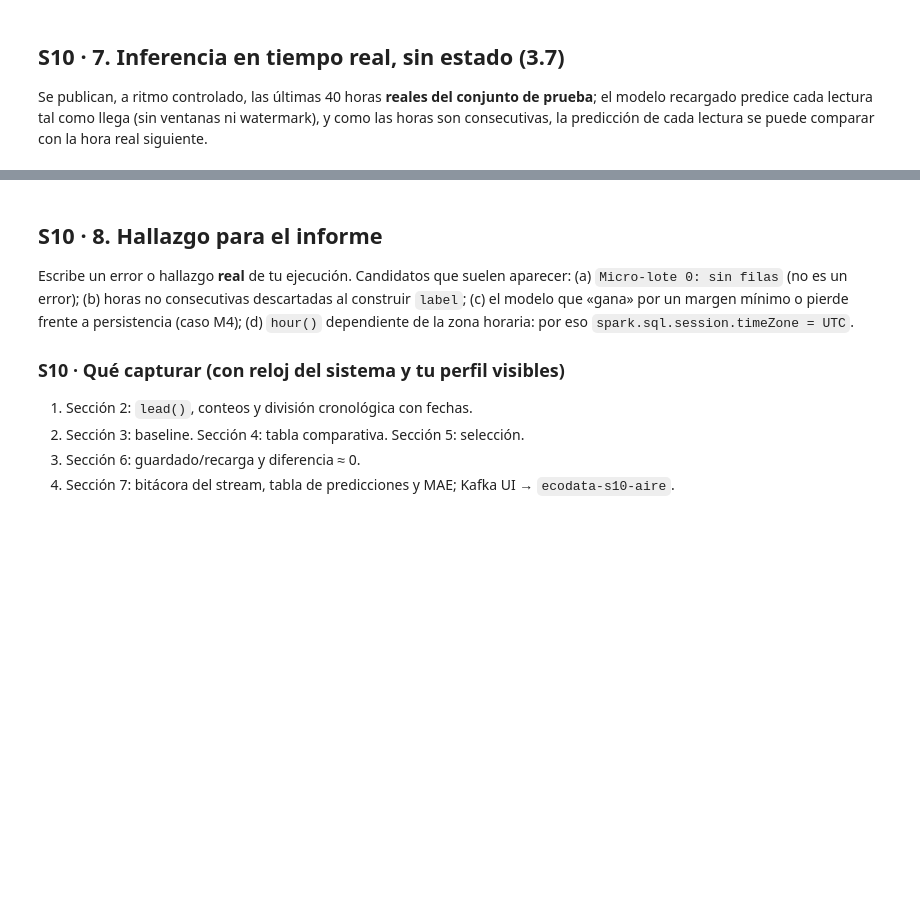
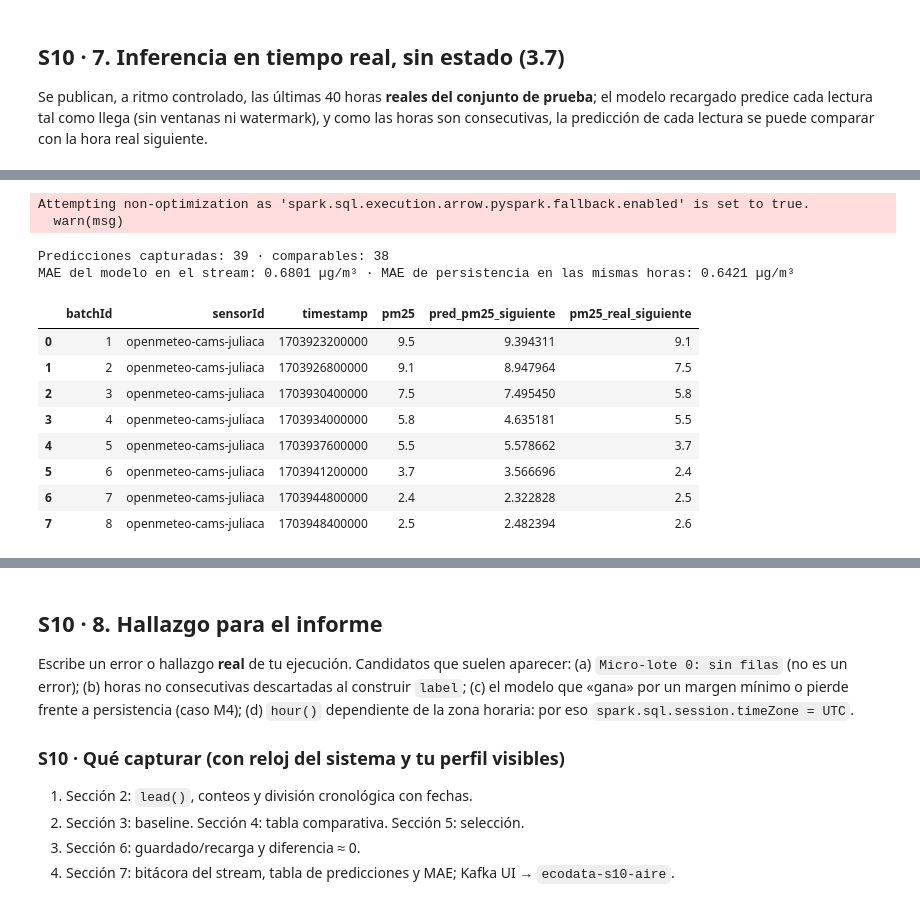
Before and after one commit to Lanzeloth03/lambda26-bigdata, a Jupyter notebook: s12-ecodata/12_ecodata_u2.ipynb, the cells around one changed output, grey strips where cells are left out. Drawn from its saved outputs; the diff is of its cells as text; code cells hidden in the pictures; blank space fills up the shorter version.

```diff
--- a/s12-ecodata/12_ecodata_u2.ipynb
+++ b/s12-ecodata/12_ecodata_u2.ipynb
@@ -1652,6 +1711,8 @@ eventos = (crudo.select("topic", "partition", "offset", F.col("timestamp").alias
            .select("topic", "partition", "offset", "kafkaTimestamp", "e.*"))
 predicciones_stream = cargado.transform(eventos)          # el Pipeline guardado hace todo el trabajo
 RUTA_PRED = "./artifacts/s10_predicciones_stream"; CHK_PRED = "./artifacts/chk_s10"
+import shutil
+shutil.rmtree(RUTA_PRED, ignore_errors=True); shutil.rmtree(CHK_PRED, ignore_errors=True)   # corrida limpia: solo las predicciones de esta ejecución
 captura = []
 def guardar(dfm, bid):
     n = dfm.count()
@@ -1661,6 +1722,6 @@ def guardar(dfm, bid):
     out.write.mode("append").parquet(RUTA_PRED)
     for r in out.collect(): captura.append({**r.asDict(), "filas": n})
 
-if "q" in dir() and q.isActive: q.stop()
-q = predicciones_stream.writeStream.foreachBatch(guardar).option("checkpointLocation", CHK_PRED).start()
-print("consulta activa:", q.isActive)
+if "q_s10" in dir() and q_s10.isActive: q_s10.stop()
+q_s10 = predicciones_stream.writeStream.foreachBatch(guardar).option("checkpointLocation", CHK_PRED).start()
+print("consulta activa:", q_s10.isActive)
@@ -1676,14 +1745,28 @@ for c in captura[-5:]: print(c)          # repite esta celda mientras corre la p
 # %%
 h.join(timeout=180); time.sleep(10)
-q.stop()
+q_s10.stop()
 res = spark.read.parquet(RUTA_PRED).orderBy("timestamp").toPandas()
 res["pm25_real_siguiente"] = res["pm25"].shift(-1)
 aud = res.dropna()
 mae_prod = (aud["pred_pm25_siguiente"] - aud["pm25_real_siguiente"]).abs().mean()
 mae_pers = (aud["pm25"] - aud["pm25_real_siguiente"]).abs().mean()
 print(f"Predicciones capturadas: {len(res)} · comparables: {len(aud)}")
 print(f"MAE del modelo en el stream: {mae_prod:.4f} µg/m³ · MAE de persistencia en las mismas horas: {mae_pers:.4f} µg/m³")
 res.head(8)
+# %% [output]
+Attempting non-optimization as 'spark.sql.execution.arrow.pyspark.fallback.enabled' is set to true.
+  warn(msg)
+Predicciones capturadas: 39 · comparables: 38
+MAE del modelo en el stream: 0.6801 µg/m³ · MAE de persistencia en las mismas horas: 0.6421 µg/m³
+|  | batchId | sensorId | timestamp | pm25 | pred_pm25_siguiente | pm25_real_siguiente |
+| 0 | 1 | openmeteo-cams-juliaca | 1703923200000 | 9.5 | 9.394311 | 9.1 |
+| 1 | 2 | openmeteo-cams-juliaca | 1703926800000 | 9.1 | 8.947964 | 7.5 |
+| 2 | 3 | openmeteo-cams-juliaca | 1703930400000 | 7.5 | 7.495450 | 5.8 |
+| 3 | 4 | openmeteo-cams-juliaca | 1703934000000 | 5.8 | 4.635181 | 5.5 |
+| 4 | 5 | openmeteo-cams-juliaca | 1703937600000 | 5.5 | 5.578662 | 3.7 |
+| 5 | 6 | openmeteo-cams-juliaca | 1703941200000 | 3.7 | 3.566696 | 2.4 |
+| 6 | 7 | openmeteo-cams-juliaca | 1703944800000 | 2.4 | 2.322828 | 2.5 |
+| 7 | 8 | openmeteo-cams-juliaca | 1703948400000 | 2.5 | 2.482394 | 2.6 |
 # %%
 ax = res.set_index(pd.to_datetime(res.timestamp, unit="ms"))[["pm25", "pred_pm25_siguiente"]].plot(
         figsize=(11, 3.5), marker="o", title="PM2.5 observado y predicción de la hora siguiente (stream)")
```
Also changed, not shown: parts of 77 cells of this notebook, 3 other files.
